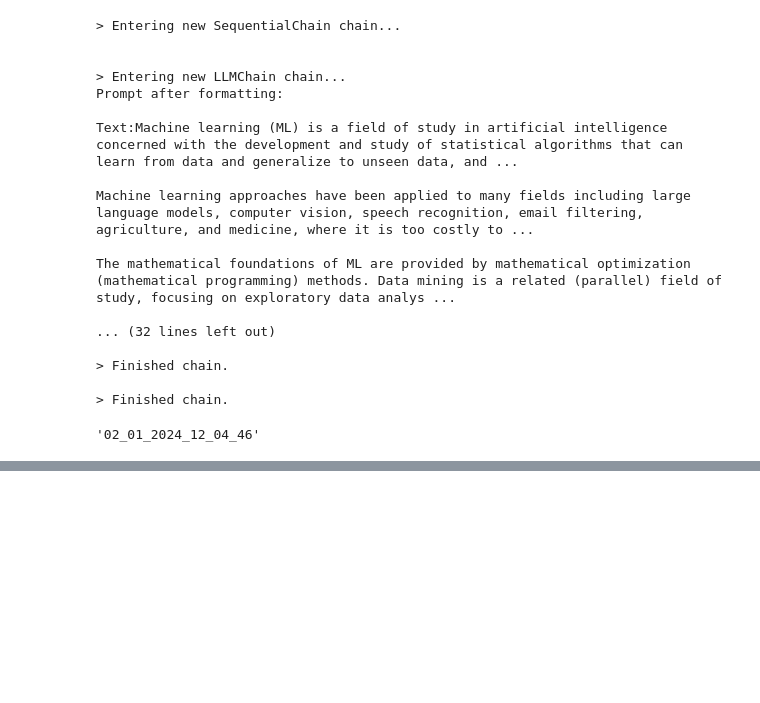
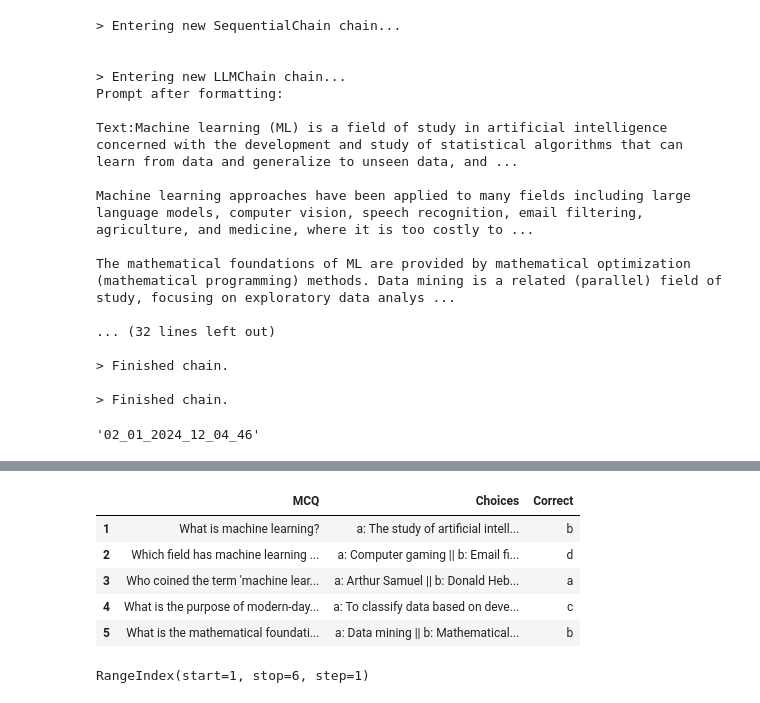
Before and after one commit to AbhinavNagaboyina/mcq_generator, a Jupyter notebook: experiment/mcq.ipynb, the cells around one changed output, grey strips where cells are left out. Saved outputs shown, nothing was run; the diff lists cells and outputs as text; code cells hidden in the pictures; blank space fills up the shorter version.

```diff
--- a/experiment/mcq.ipynb
+++ b/experiment/mcq.ipynb
@@ -279,3 +278,17 @@ from datetime import datetime
 datetime.now().strftime('%m_%d_%Y_%H_%M_%S')
 # %% [output]
 '02_01_2024_12_04_46'
+# %%
+quiz_dict= json.loads(quiz)
+quiz_table_data=[]
+
+for key,value in quiz_dict.items():
+    mcq = value["mcq"]
+    options = " || ".join(
+          [
+                f"{option}: {option_value}"
+                for option, option_value in value["options"].items()
+                ]
+            )
+    correct = value["correct"]
+    quiz_table_data.append({"MCQ": mcq, "Choices": options, "Correct": correct})
@@ -281,0 +313,16 @@ datetime.now().strftime('%m_%d_%Y_%H_%M_%S')
+# %%
+df= pd.DataFrame(quiz_table_data)
+df.index= df.index+1
+# %%
+df
+# %% [output]
+|  | MCQ | Choices | Correct |
+| 1 | What is machine learning? | a: The study of artificial intell... | b |
+| 2 | Which field has machine learning ... | a: Computer gaming || b: Email fi... | d |
+| 3 | Who coined the term 'machine lear... | a: Arthur Samuel || b: Donald Heb... | a |
+| 4 | What is the purpose of modern-day... | a: To classify data based on deve... | c |
+| 5 | What is the mathematical foundati... | a: Data mining || b: Mathematical... | b |
+# %%
+df.index
+# %% [output]
+RangeIndex(start=1, stop=6, step=1)
```
Also changed, not shown: parts of 4 cells of this notebook, 4 other files.
